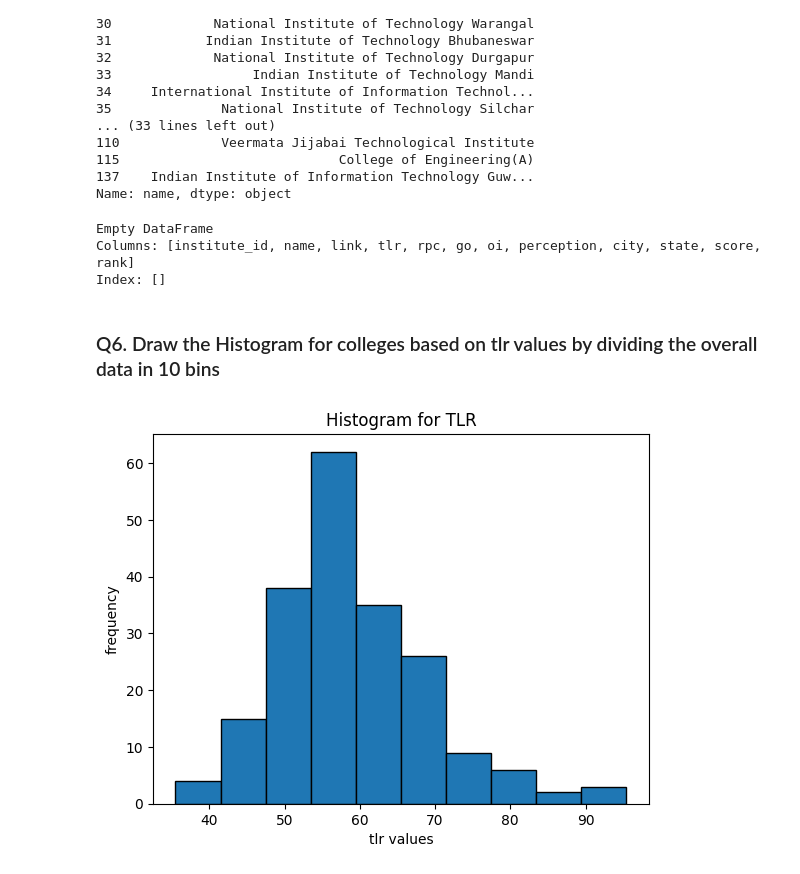
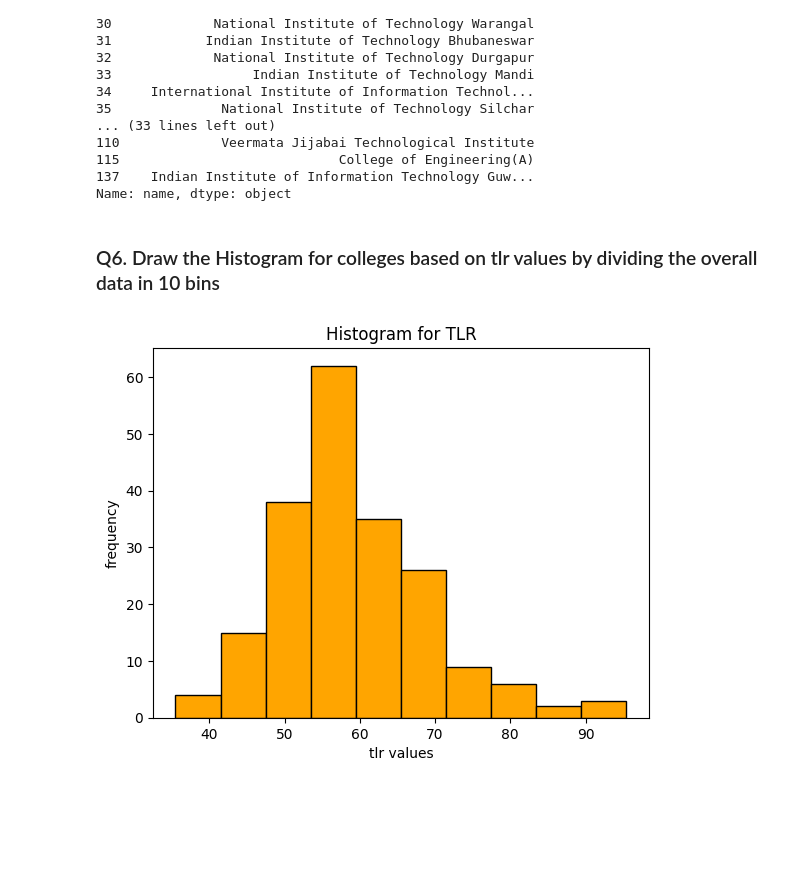
Before and after one commit to PrashantChoudhary13579/Machine-learning-, a Jupyter notebook: LAB_4/exercise_6(2).ipynb, the cells around one changed output. Cells and saved outputs as stored; diff of their text form; code cells hidden in the pictures; blank space fills up the shorter version.

```diff
--- a/LAB_4/exercise_6(2).ipynb
+++ b/LAB_4/exercise_6(2).ipynb
@@ -172,39 +158,16 @@ Rank of PU:  72
 115                            College of Engineering(A)
 137    Indian Institute of Information Technology Guw...
 Name: name, dtype: object
-# %%
-
-# Sort and rank
-df_sorted = df.sort_values(by="rpc", ascending=False).reset_index(drop=True)
-df_sorted["rank"] = df_sorted.index + 1
-
-# Get Panjab University data
-pu = df_sorted[df_sorted["name"] == "Panjab University"]
-
-pu_rpc = pu["rpc"].values[0]
-pu_rank = pu["rank"].values[0]
-
-# Filter
-result = df_sorted[
-    (df_sorted["rpc"] < pu_rpc) &
-    (df_sorted["rank"] < pu_rank)
-]
-
-print(result)
-# %% [output]
-Empty DataFrame
-Columns: [institute_id, name, link, tlr, rpc, go, oi, perception, city, state, score, rank]
-Index: []
 # %% [markdown]
 ### Q6. Draw the Histogram for colleges based on tlr values by dividing the overall data in 10 bins
 # %%
 import matplotlib.pyplot as plt
 
-plt.hist(df["tlr"], bins=10, edgecolor="black")
+plt.hist(df["tlr"], bins=10, edgecolor="black", color="orange" )
 plt.title("Histogram for TLR")
 plt.xlabel("tlr values")
 plt.ylabel("frequency")
 plt.grid(False)
 plt.show()
 # %% [output]
-[figure, old version]
+[figure, new version]
```
Also changed, not shown: parts of 1 cell of this notebook, 3 other files.
